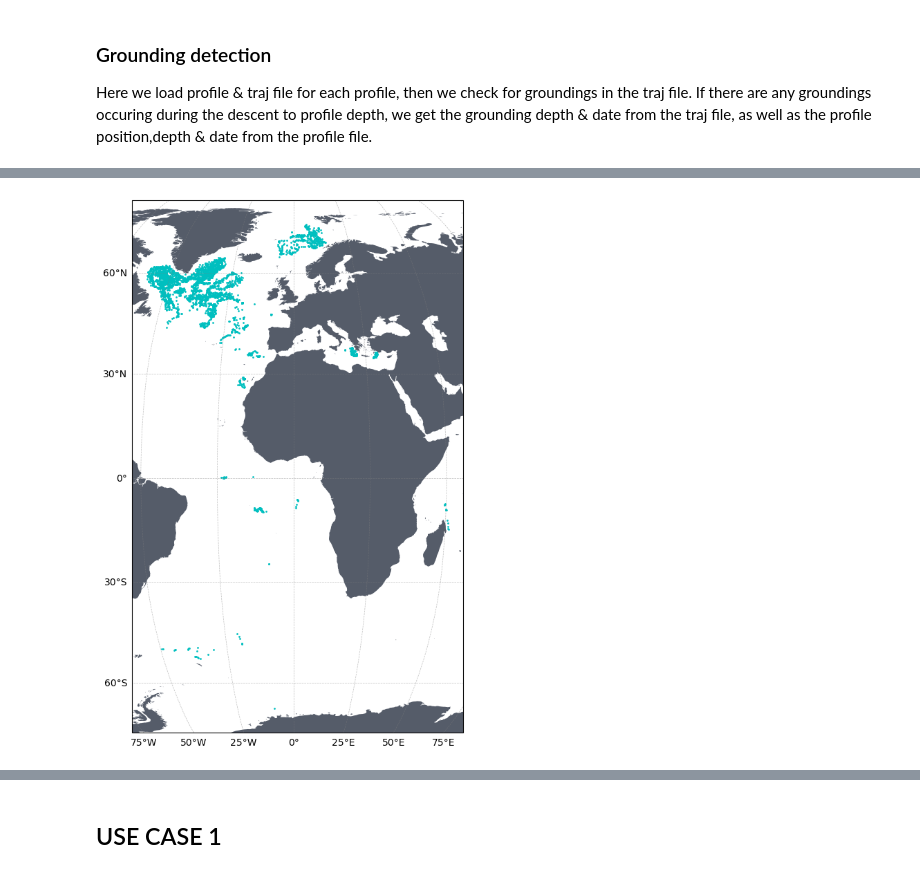
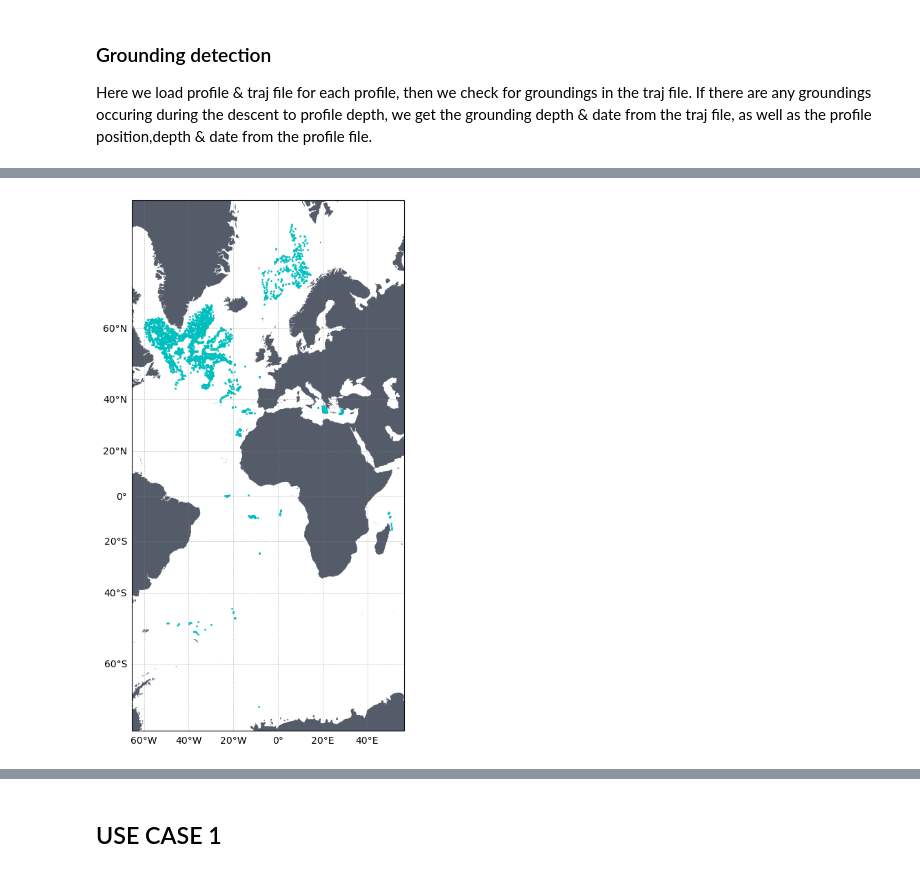
Before and after one commit to quai20/argobathy, a Jupyter notebook: deep/deep_profiles.ipynb, the cells around one changed output, grey strips where cells are left out. Drawn from its saved outputs; the diff is of its cells as text; code cells hidden in the pictures.

```diff
--- a/deep/deep_profiles.ipynb
+++ b/deep/deep_profiles.ipynb
@@ -209,7 +137,7 @@ Data variables:
 # %%
 df1.to_netcdf('grd_descent_to_profiles.nc')
 # %%
-#df1 = xr.open_dataset('grd_descent_to_profiles.nc')
+df1 = xr.open_dataset('working_ds.nc')
 # %%
 ## ADD BATHY
 for df in [df1]:
@@ -240,16 +168,16 @@ for df in [df1]:
     df['gebco_max'] = spread_bathy['gebco'].max('PTS')
 # %%
 fig=plt.figure(figsize=(12,10))
-ax = fig.add_subplot(1, 1, 1, projection=ccrs.Robinson())
+ax = fig.add_subplot(1, 1, 1, projection=ccrs.Mercator())
 ax.add_feature(land_feature, edgecolor=None)
 
 ax.plot(df1['LONGITUDE'],df1['LATITUDE'],'.c', markersize=4, markeredgecolor='None', alpha=1, transform=ccrs.PlateCarree())
 
 gl = ax.gridlines(crs=ccrs.PlateCarree(), draw_labels=True,
                   linewidth=0.5, color='gray', alpha=0.5, linestyle='--')
 gl.top_labels = False
 gl.right_labels = False
 gl.xformatter = LONGITUDE_FORMATTER
 gl.yformatter = LATITUDE_FORMATTER
 # %% [output]
-[figure, old version]
+[figure, new version]
```
Also changed, not shown: parts of 38 cells of this notebook, 5 other files.
